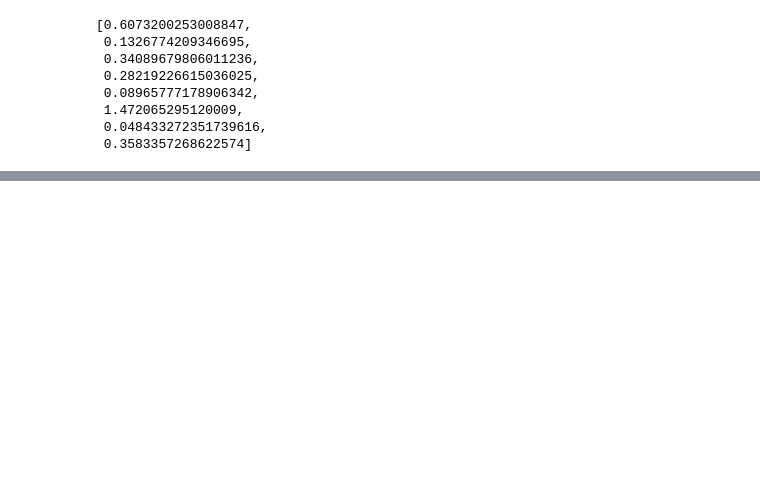
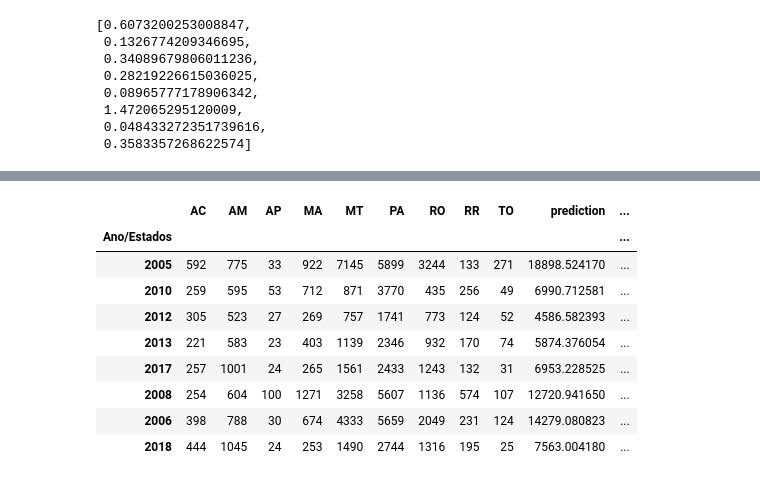
Before and after one commit to alynenogu/Pos-Graduacao---Ciencia-de-Dados, a Jupyter notebook: Machine Learning - monografia.ipynb, the cells around one changed output, grey strips where cells are left out. Cells and saved outputs as stored; diff of their text form; code cells hidden in the pictures; blank space fills up the shorter version.

```diff
--- a/Machine Learning - monografia.ipynb
+++ b/Machine Learning - monografia.ipynb
@@ -94,0 +162,13 @@ plt.plot(xTestSorted, yTestSorted, xTestSorted, yPredSorted)
+# %%
+df_teste
+# %% [output]
+|  | AC | AM | AP | MA | MT | PA | RO | RR | TO | prediction | ... |
+| Ano/Estados |  |  |  |  |  |  |  |  |  |  | ... |
+| 2005 | 592 | 775 | 33 | 922 | 7145 | 5899 | 3244 | 133 | 271 | 18898.524170 | ... |
+| 2010 | 259 | 595 | 53 | 712 | 871 | 3770 | 435 | 256 | 49 | 6990.712581 | ... |
+| 2012 | 305 | 523 | 27 | 269 | 757 | 1741 | 773 | 124 | 52 | 4586.582393 | ... |
+| 2013 | 221 | 583 | 23 | 403 | 1139 | 2346 | 932 | 170 | 74 | 5874.376054 | ... |
+| 2017 | 257 | 1001 | 24 | 265 | 1561 | 2433 | 1243 | 132 | 31 | 6953.228525 | ... |
+| 2008 | 254 | 604 | 100 | 1271 | 3258 | 5607 | 1136 | 574 | 107 | 12720.941650 | ... |
+| 2006 | 398 | 788 | 30 | 674 | 4333 | 5659 | 2049 | 231 | 124 | 14279.080823 | ... |
+| 2018 | 444 | 1045 | 24 | 253 | 1490 | 2744 | 1316 | 195 | 25 | 7563.004180 | ... |
```
Also changed, not shown: parts of 13 cells of this notebook.
